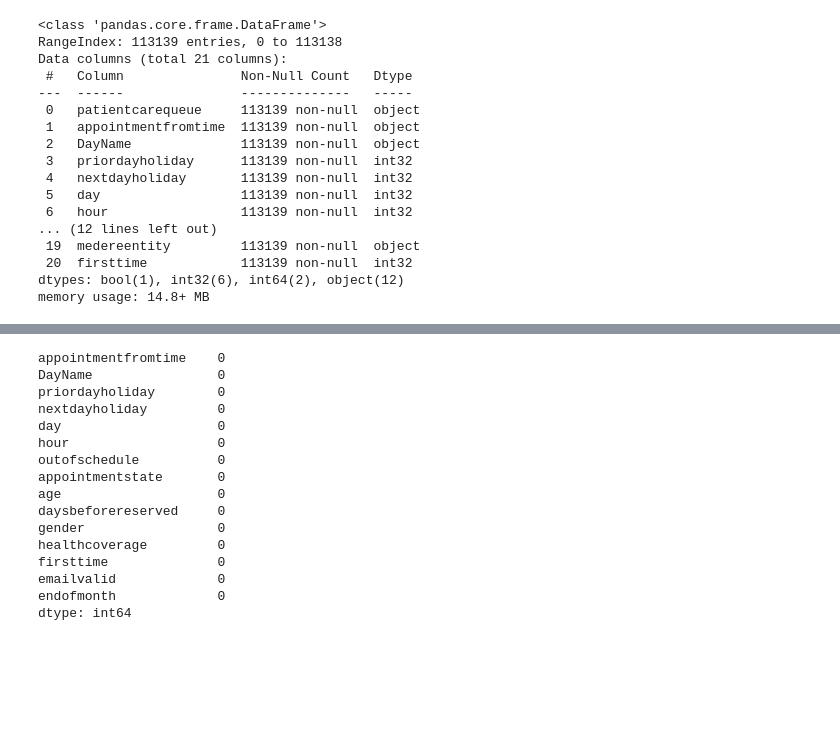
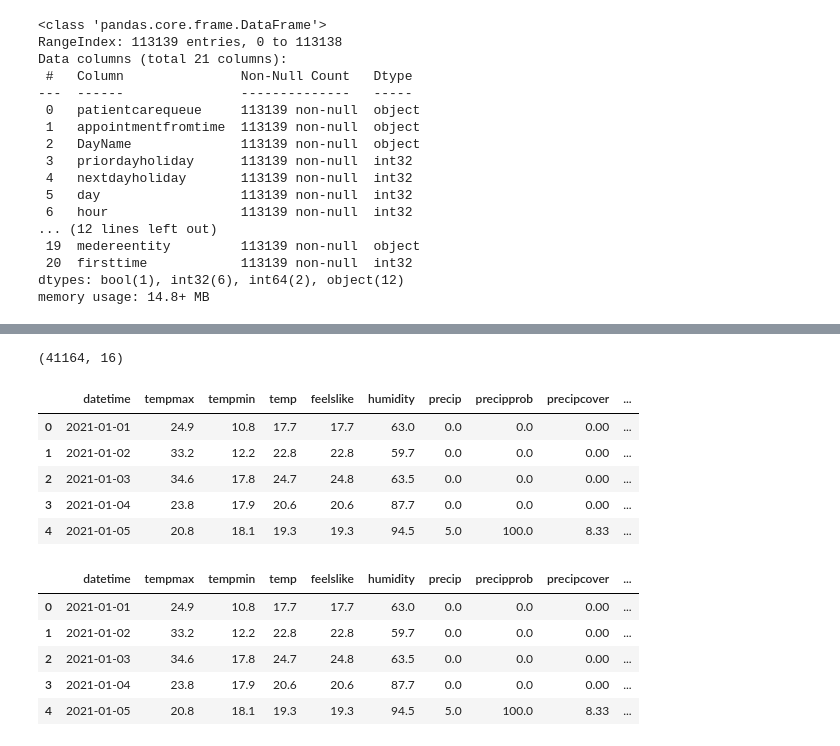
Before and after one commit to casagrandeale/TPDigitalHouse, a Jupyter notebook: T.P 3/1 - Preparacion dataset.ipynb, the cells around one changed output, grey strips where cells are left out. Saved outputs shown, nothing was run; the diff lists cells and outputs as text; code cells hidden in the pictures; blank space fills up the shorter version.

```diff
--- a/T.P 3/1 - Preparacion dataset.ipynb
+++ b/T.P 3/1 - Preparacion dataset.ipynb
@@ -92,19 +68,45 @@ data = data.drop(['medereentity','patientcarequeue','patientaddress', 'email','b
-# %%
-data.isna().sum()
-# %% [output]
-appointmentfromtime    0
-DayName                0
-priordayholiday        0
-nextdayholiday         0
-day                    0
-hour                   0
-outofschedule          0
-appointmentstate       0
-age                    0
-daysbeforereserved     0
-gender                 0
-healthcoverage         0
-firsttime              0
-emailvalid             0
-endofmonth             0
-dtype: int64
+# %%
+# Limito a Mar del Plata y Pediatría
+data = data.loc[(data['citypatient'] == 'Mar del Plata') & (data['speciality'] == 'Pediatría')]
+
+# Borro columnas que no voy a usar
+data = data.drop(['medereentity','patientcarequeue','email','patientaddress','buildingcity','buildingaddress','citypatient','speciality'], axis=1)
+
+# Creo una columna datetime para luego mergear con weather
+data['datetime'] = pd.to_datetime(data.loc[:,'appointmentfromtime'],dayfirst=True).dt.date
+
+# Borro duplicados
+data.drop_duplicates(inplace = True)
+
+# Borro todos los casos mayores a 18 años
+data.drop(data.loc[data.age>18].index, inplace=True)
+
+# Reinicio el índice
+data.reset_index(drop=True, inplace=True)
+
+# Cambio la columna outofschedule a 0/1
+data.outofschedule=np.where(data.outofschedule==True,1,0)
+
+data.shape
+# %% [output]
+(41164, 16)
+# %%
+weather = pd.read_csv('data/mdq_weather.csv')
+weather.head()
+# %% [output]
+|  | datetime | tempmax | tempmin | temp | feelslike | humidity | precip | precipprob | precipcover | ... |
+| 0 | 2021-01-01 | 24.9 | 10.8 | 17.7 | 17.7 | 63.0 | 0.0 | 0.0 | 0.00 | ... |
+| 1 | 2021-01-02 | 33.2 | 12.2 | 22.8 | 22.8 | 59.7 | 0.0 | 0.0 | 0.00 | ... |
+| 2 | 2021-01-03 | 34.6 | 17.8 | 24.7 | 24.8 | 63.5 | 0.0 | 0.0 | 0.00 | ... |
+| 3 | 2021-01-04 | 23.8 | 17.9 | 20.6 | 20.6 | 87.7 | 0.0 | 0.0 | 0.00 | ... |
+| 4 | 2021-01-05 | 20.8 | 18.1 | 19.3 | 19.3 | 94.5 | 5.0 | 100.0 | 8.33 | ... |
+# %%
+weather['datetime'] = pd.to_datetime(weather.loc[:,'datetime']).dt.date
+weather.head()
+# %% [output]
+|  | datetime | tempmax | tempmin | temp | feelslike | humidity | precip | precipprob | precipcover | ... |
+| 0 | 2021-01-01 | 24.9 | 10.8 | 17.7 | 17.7 | 63.0 | 0.0 | 0.0 | 0.00 | ... |
+| 1 | 2021-01-02 | 33.2 | 12.2 | 22.8 | 22.8 | 59.7 | 0.0 | 0.0 | 0.00 | ... |
+| 2 | 2021-01-03 | 34.6 | 17.8 | 24.7 | 24.8 | 63.5 | 0.0 | 0.0 | 0.00 | ... |
+| 3 | 2021-01-04 | 23.8 | 17.9 | 20.6 | 20.6 | 87.7 | 0.0 | 0.0 | 0.00 | ... |
+| 4 | 2021-01-05 | 20.8 | 18.1 | 19.3 | 19.3 | 94.5 | 5.0 | 100.0 | 8.33 | ... |
```
Also changed, not shown: parts of 17 cells of this notebook.
